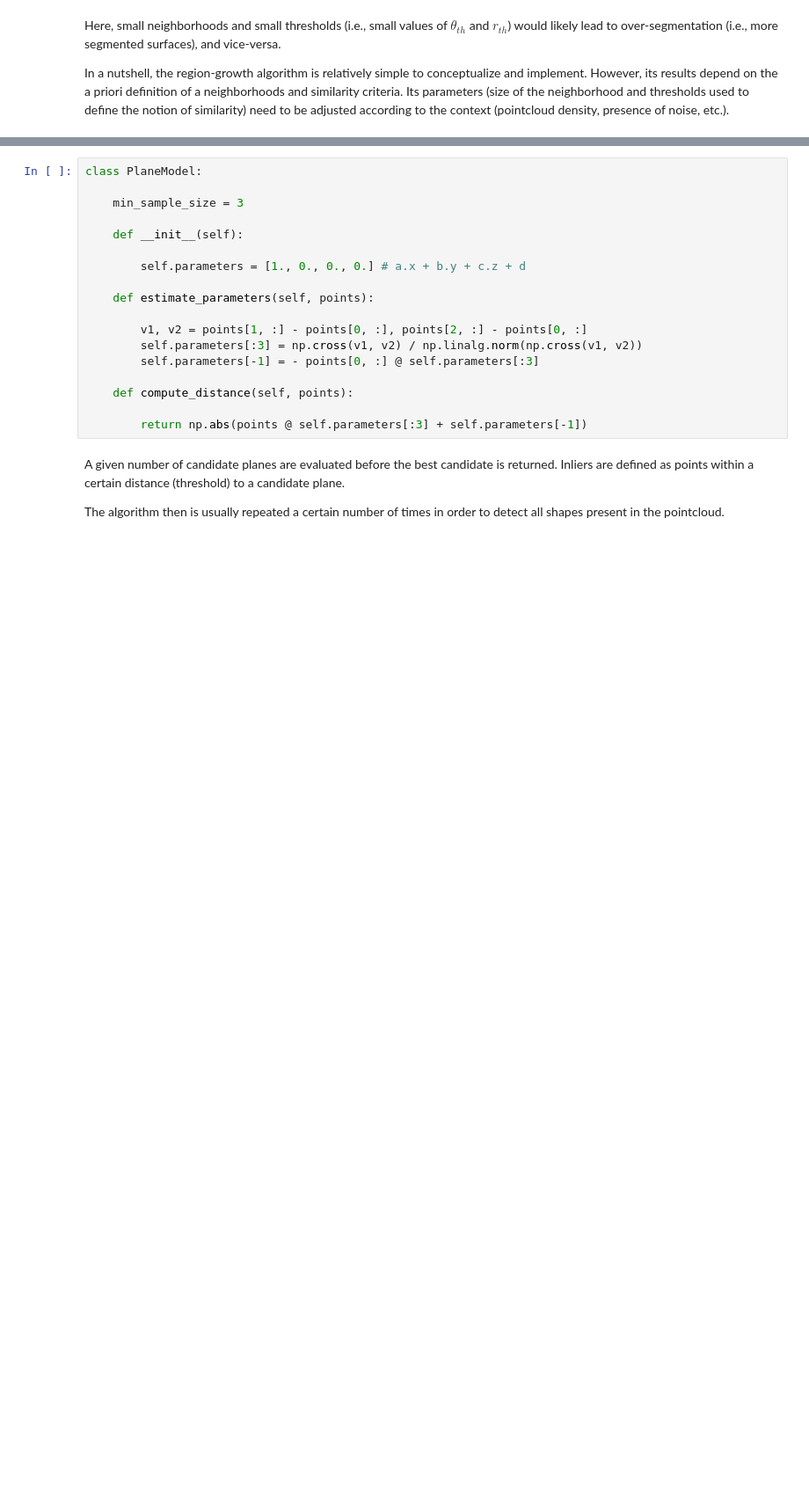
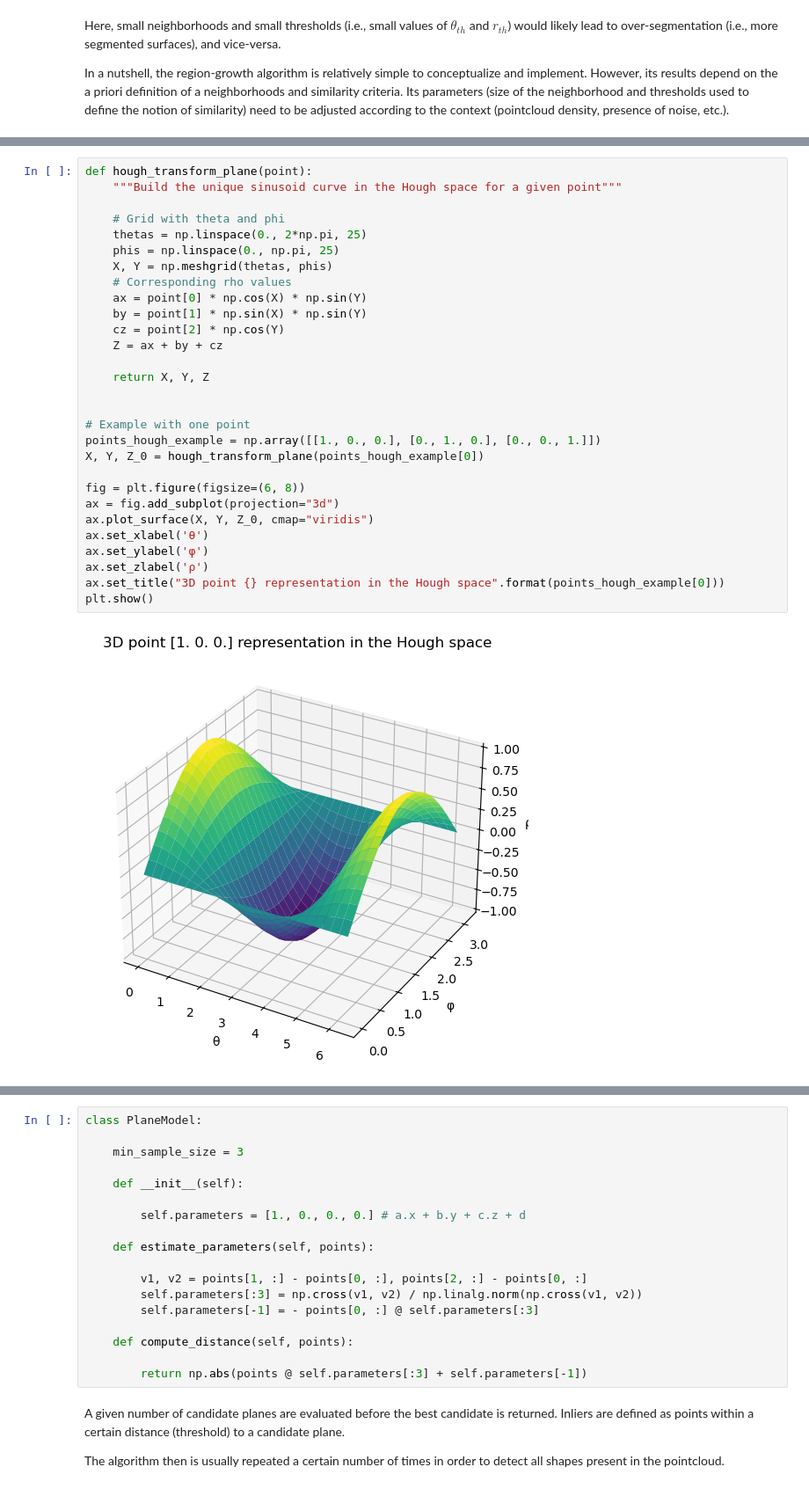
Before and after one commit to jlgregorio/tutorials-pointcloud-python, a Jupyter notebook: 4.segmentation.ipynb, the cells around one changed output, grey strips where cells are left out. Shown at 88% size. Cells and saved outputs as stored; diff of their text form; blank space fills up the shorter version.

Commit message:
continue tuto 4 with Hough transform

```diff
--- a/4.segmentation.ipynb
+++ b/4.segmentation.ipynb
@@ -192,0 +209,31 @@ In a nutshell, the region-growth algorithm is relatively simple to conceptualize
+# %%
+def hough_transform_plane(point):
+    """Build the unique sinusoid curve in the Hough space for a given point"""
+
+    # Grid with theta and phi
+    thetas = np.linspace(0., 2*np.pi, 25)
+    phis = np.linspace(0., np.pi, 25)
+    X, Y = np.meshgrid(thetas, phis)
+    # Corresponding rho values
+    ax = point[0] * np.cos(X) * np.sin(Y)
+    by = point[1] * np.sin(X) * np.sin(Y)
+    cz = point[2] * np.cos(Y)
+    Z = ax + by + cz
+
+    return X, Y, Z
+
+
+# Example with one point
+points_hough_example = np.array([[1., 0., 0.], [0., 1., 0.], [0., 0., 1.]])
+X, Y, Z_0 = hough_transform_plane(points_hough_example[0])
+
+fig = plt.figure(figsize=(6, 8))
+ax = fig.add_subplot(projection="3d")
+ax.plot_surface(X, Y, Z_0, cmap="viridis")
+ax.set_xlabel('θ')
+ax.set_ylabel('φ')
+ax.set_zlabel('ρ')
+ax.set_title("3D point {} representation in the Hough space".format(points_hough_example[0]))
+plt.show()
+# %% [output]
+[figure, added]
```
Also changed, not shown: parts of 7 cells of this notebook, 2 other files.
